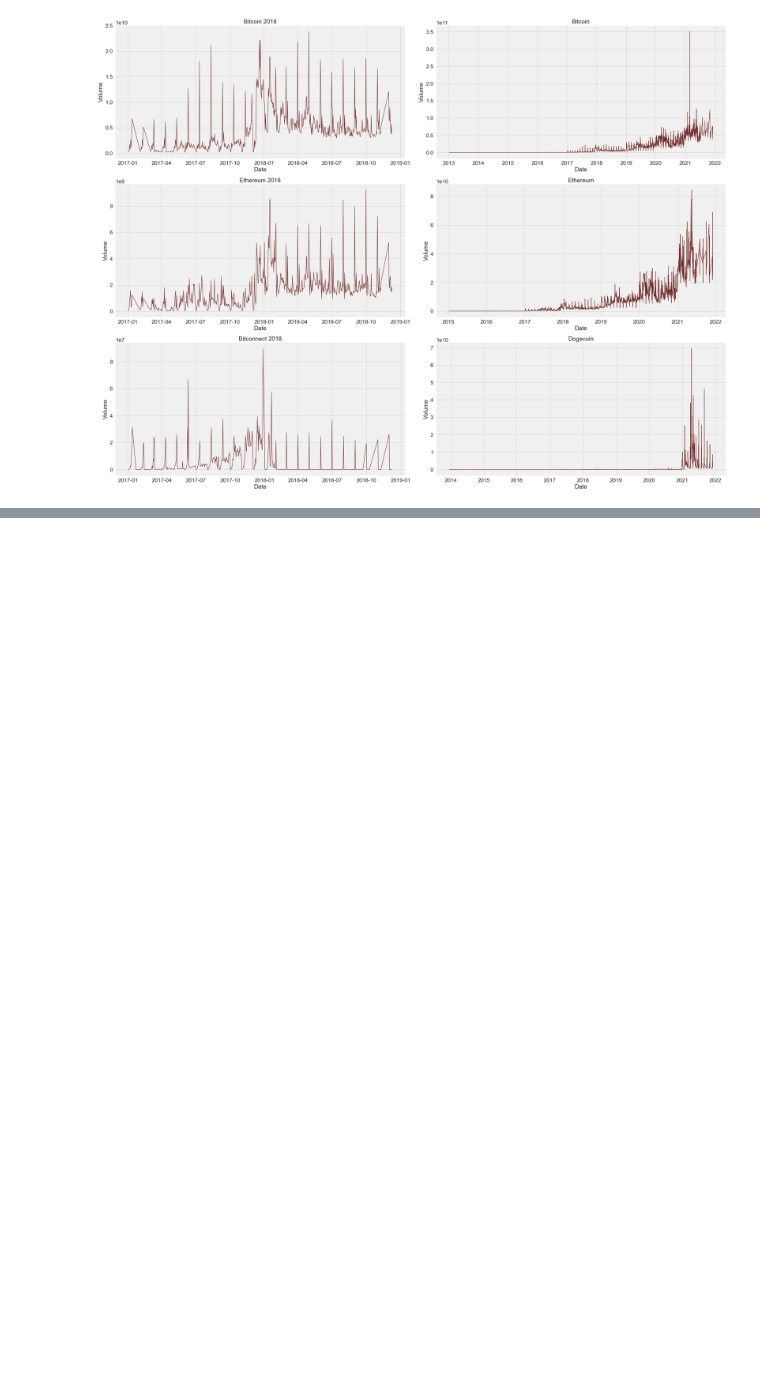
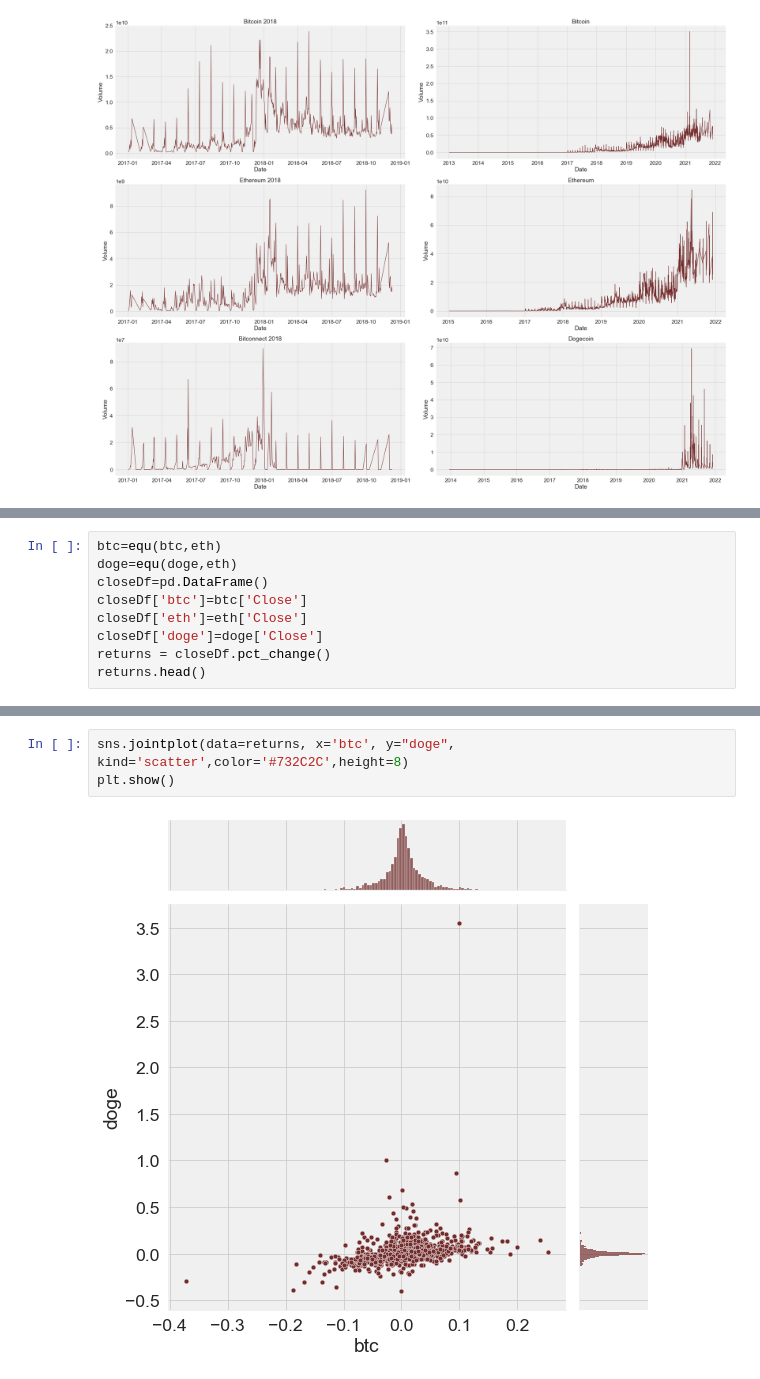
Before and after one commit to AkashKumarSingh11032001/IBM-Artificial-Intelligence-and-Machine-Learning-By-IBM-Watson, a Jupyter notebook: Final Projects 1 - CryptoCurrency Analysis/CryptoCurrency .ipynb, the cells around one changed output, grey strips where cells are left out. Drawn from its saved outputs; the diff is of its cells as text; blank space fills up the shorter version.

```diff
--- a/Final Projects 1 - CryptoCurrency Analysis/CryptoCurrency .ipynb
+++ b/Final Projects 1 - CryptoCurrency Analysis/CryptoCurrency .ipynb
@@ -271,0 +314,9 @@ for i, var in enumerate(crypto):
+# %%
+btc=equ(btc,eth)
+doge=equ(doge,eth)
+closeDf=pd.DataFrame()
+closeDf['btc']=btc['Close']
+closeDf['eth']=eth['Close']
+closeDf['doge']=doge['Close']
+returns = closeDf.pct_change()
+returns.head()
@@ -271,0 +336,5 @@ for i, var in enumerate(crypto):
+# %%
+sns.jointplot(data=returns, x='btc', y="doge", kind='scatter',color='#732C2C',height=8)
+plt.show()
+# %% [output]
+[figure, added]
```
Also changed, not shown: parts of 8 cells of this notebook.
